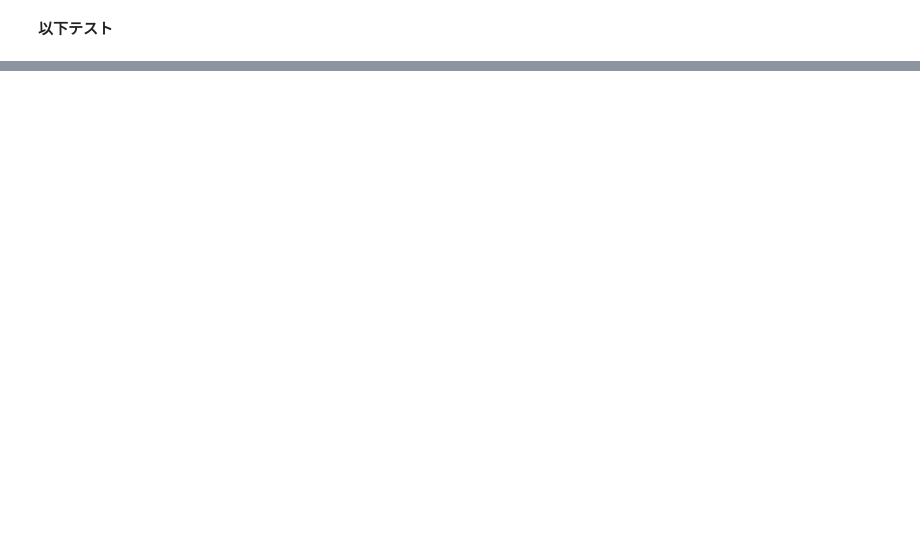
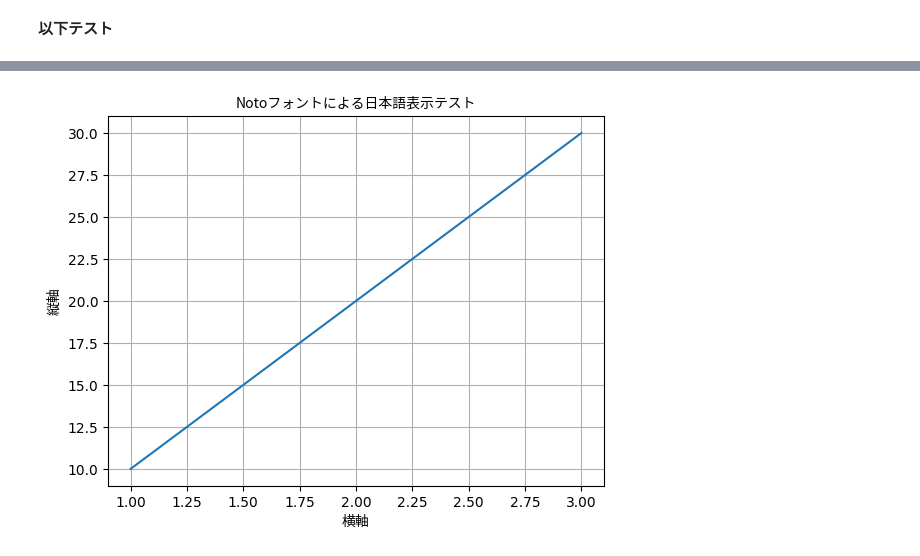
Before and after one commit to kngkmsg/signate, a Jupyter notebook: signate_test.ipynb, the cells around one changed output, grey strips where cells are left out. Saved outputs shown, nothing was run; the diff lists cells and outputs as text; code cells hidden in the pictures; blank space fills up the shorter version.

Commit message:
Colab でグラフに日本語を表示したかったが、指定した IPAGothic フォントが使えず。Googleの日本語フォント「Noto Sans CJK JP」に変えて解決。

```diff
--- a/signate_test.ipynb
+++ b/signate_test.ipynb
@@ -129,0 +321,26 @@ plt.show()
+# %%
+import matplotlib.pyplot as plt
+import matplotlib.font_manager as fm
+import os
+
+# ① フォントインストール（非表示）
+!apt-get -y install fonts-ipafont-gothic > /dev/null
+
+# ② フォントファイルのパスを指定
+font_path = "/usr/share/fonts/truetype/ipafont-gothic/ipag.ttf"
+
+# ③ フォントが見つかったかチェックして設定（失敗時は fallback）
+if os.path.exists(font_path):
+    font_prop = fm.FontProperties(fname=font_path)
+    plt.rcParams['font.family'] = font_prop.get_name()
+else:
+    print("❗ フォントファイルが見つかりませんでした。デフォルトフォントを使用します。")
+    font_prop = None  # fallbackとしてNoneを代入
+
+# ④ グラフ描画
+plt.title("日本語のテスト", fontproperties=font_prop)
+plt.xlabel("横軸", fontproperties=font_prop)
+plt.ylabel("縦軸", fontproperties=font_prop)
+plt.plot([1, 2, 3], [10, 20, 30])
+plt.grid(True)
+plt.show()
@@ -129,0 +412,21 @@ plt.show()
+# %%
+# ✅ Googleの日本語フォント「Noto Sans CJK JP」をインストール
+!apt-get -y install fonts-noto-cjk > /dev/null
+
+# ✅ Notoフォントを取得
+font_path = "/usr/share/fonts/opentype/noto/NotoSansCJK-Regular.ttc"
+if os.path.exists(font_path):
+    font_prop = fm.FontProperties(fname=font_path)
+else:
+    print("❗フォントが見つかりません。")
+    font_prop = None
+
+# ✅ グラフを描画（フォントプロパティ指定）
+plt.title("Notoフォントによる日本語表示テスト", fontproperties=font_prop)
+plt.xlabel("横軸", fontproperties=font_prop)
+plt.ylabel("縦軸", fontproperties=font_prop)
+plt.plot([1, 2, 3], [10, 20, 30])
+plt.grid(True)
+plt.show()
+# %% [output]
+[figure, added]
```
Also changed, not shown: parts of 16 cells of this notebook.
